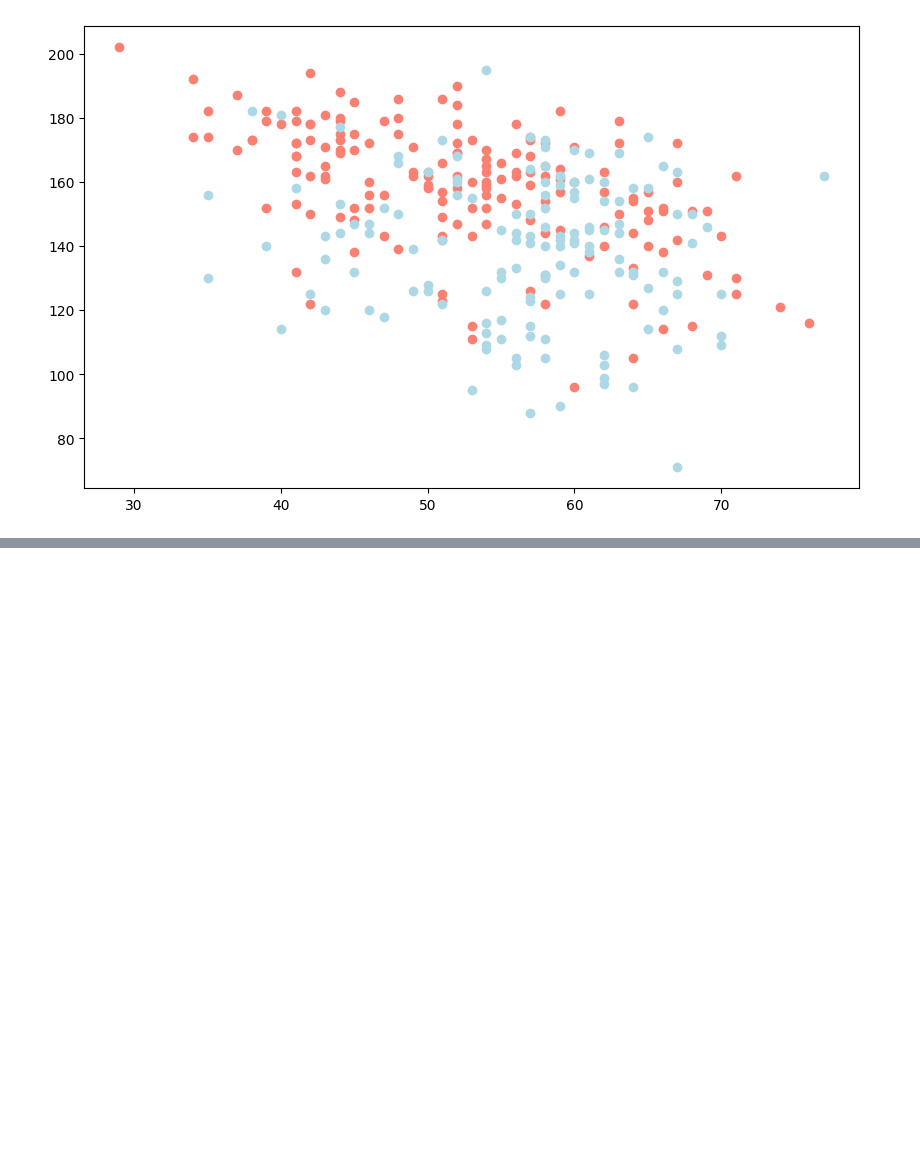
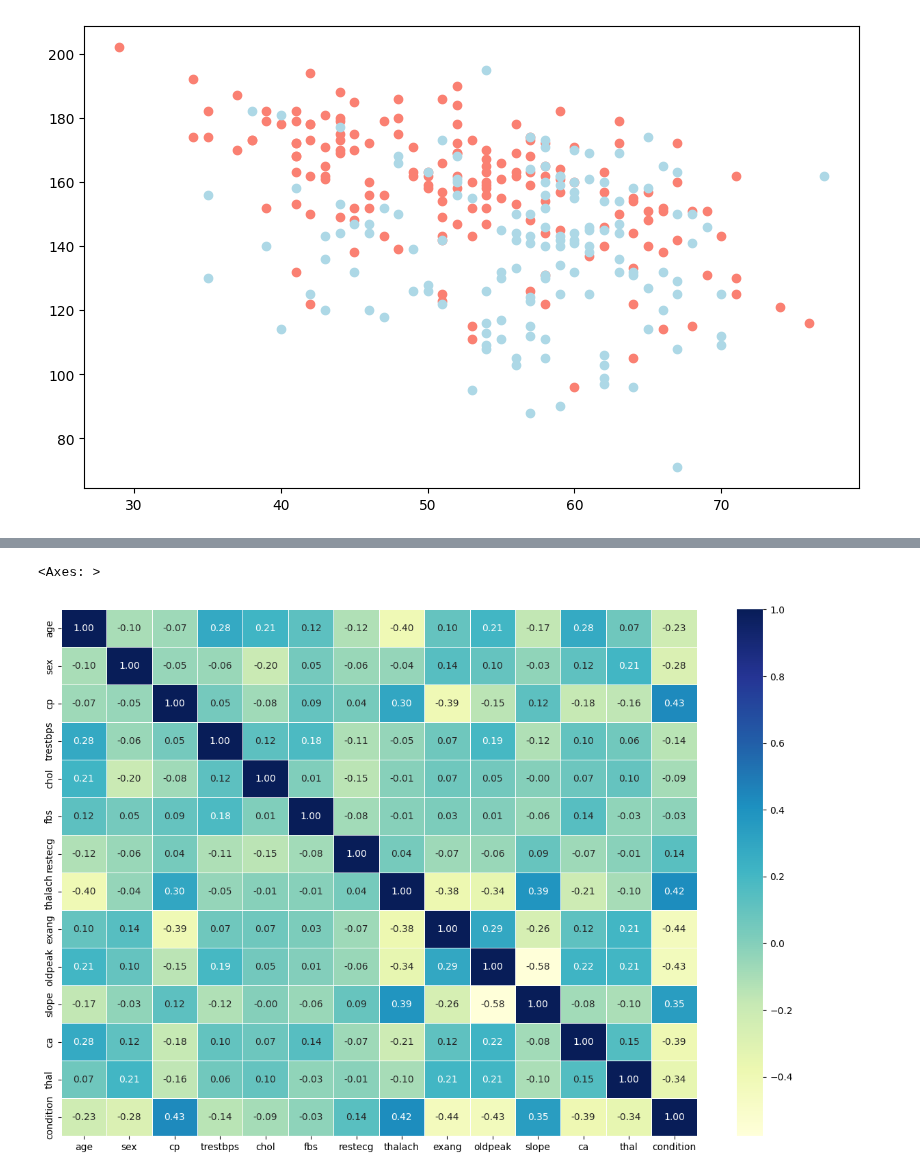
Before and after one commit to jmdjean/ML---Scikit-Learn---python---category, a Jupyter notebook: codigo-jupyter.ipynb, the cells around one changed output, grey strips where cells are left out. Saved outputs shown, nothing was run; the diff lists cells and outputs as text; code cells hidden in the pictures; blank space fills up the shorter version.

```diff
--- a/codigo-jupyter.ipynb
+++ b/codigo-jupyter.ipynb
@@ -88,0 +106,14 @@ plt.scatter(df["age"] [condition == 0],
+# %%
+
+corr_matrix = df.corr()
+plt.figure(figsize=(15, 10))
+sns.heatmap(
+    corr_matrix,
+    annot=True,
+    linewidths=0.5,
+    fmt=".2f",
+    cmap="YlGnBu"
+    )
+# %% [output]
+<Axes: >
+[figure, added]
```
Also changed, not shown: parts of 23 cells of this notebook.
